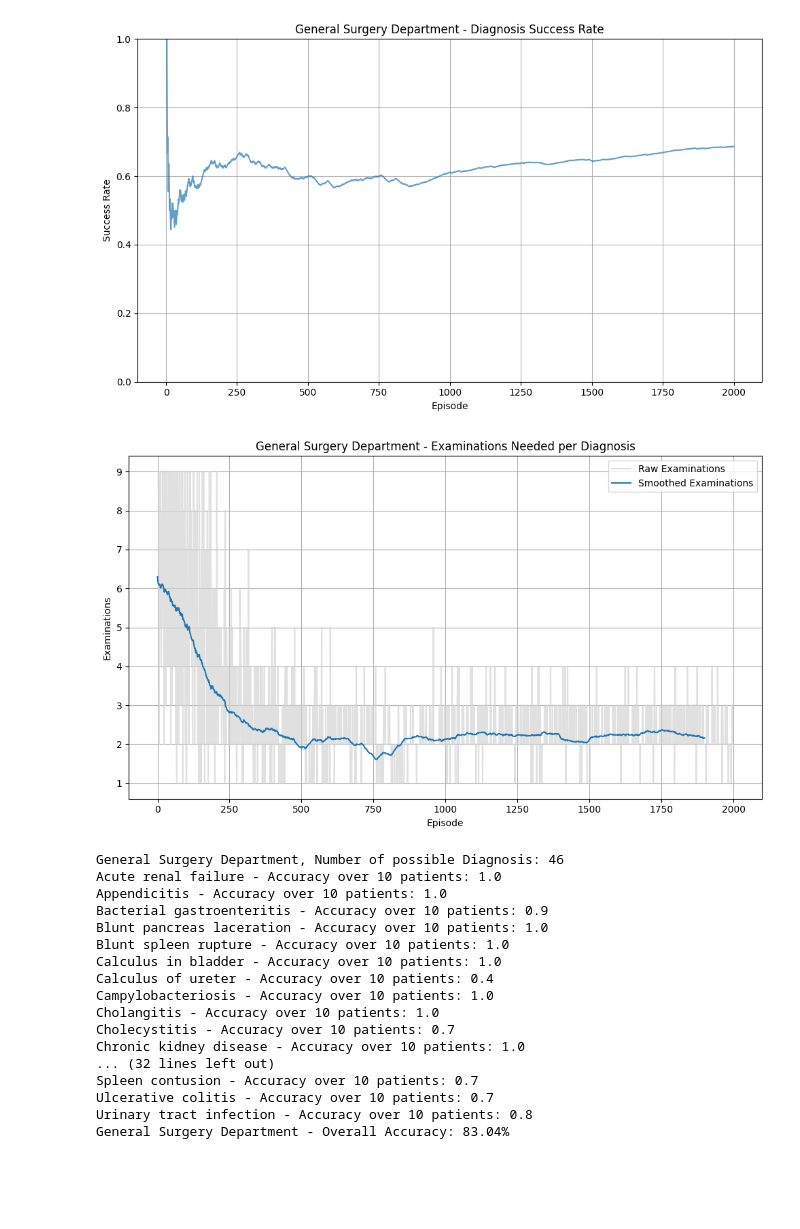
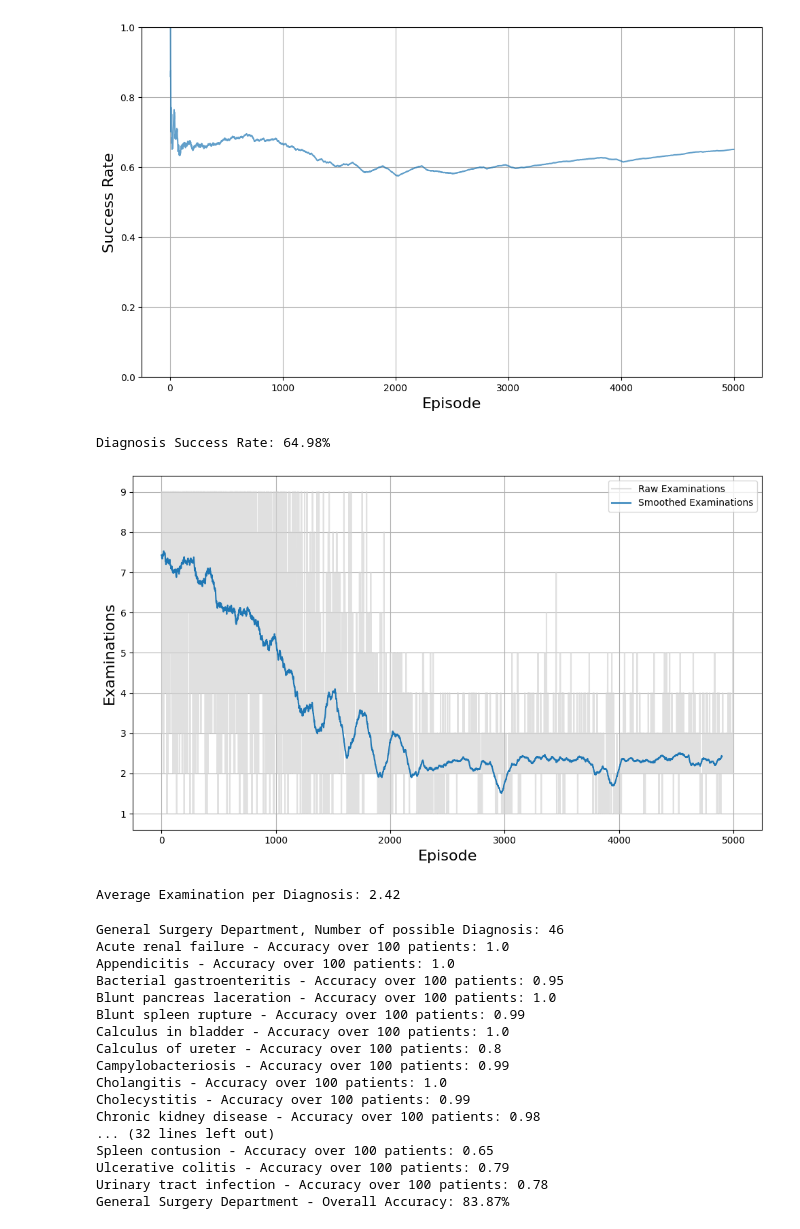
Before and after one commit to jeremy-piperni/RL-Project-Hospital, a Jupyter notebook: Code/Gen_Surgery_Dep_main.ipynb, the cells around one changed output. Saved outputs shown, nothing was run; the diff lists cells and outputs as text; code cells hidden in the pictures; blank space fills up the shorter version.

```diff
--- a/Code/Gen_Surgery_Dep_main.ipynb
+++ b/Code/Gen_Surgery_Dep_main.ipynb
@@ -15,7 +15,7 @@ df_exams = pd.read_csv("Data/Examinations.csv")
 df_gen_surgery_diagnoses = pd.read_csv("Data/Gen_Surgery_Diagnosis.csv")
 # %%
 env = DiagnosisEnv(df_symptoms, df_exams, df_gen_surgery_diagnoses)
-agent, rewards, success_rates, examinations_per_diagnosis = train_DQN(env, episodes=2000)
+agent, rewards, success_rates, examinations_per_diagnosis = train_DQN(env, episodes=5000)
 # %%
 def moving_average(data, window_size=100):
     return np.convolve(data, np.ones(window_size) / window_size, mode='valid')
@@ -36,29 +35,31 @@ plt.show()
 # %%
 plt.figure(figsize=(10,6))
 plt.plot(success_rates, alpha=0.7)
-plt.xlabel("Episode")
-plt.ylabel("Success Rate")
-plt.title("General Surgery Department - Diagnosis Success Rate")
+plt.xlabel("Episode", fontsize=16)
+plt.ylabel("Success Rate", fontsize=16)
 plt.ylim(0,1)
 plt.grid(True)
 plt.tight_layout()
 plt.show()
+print("Diagnosis Success Rate: " + str(round(success_rates[-1] * 100,2)) + "%")
 # %% [output]
-[figure, old version]
+[figure, new version]
+Diagnosis Success Rate: 64.98%
 # %%
 smoothed_examinations = moving_average(examinations_per_diagnosis, window_size=100)
 plt.figure(figsize=(10,6))
 plt.plot(examinations_per_diagnosis, color="lightgray", label="Raw Examinations", alpha=0.7)
 plt.plot(range(len(smoothed_examinations)), smoothed_examinations, label="Smoothed Examinations")
-plt.xlabel("Episode")
-plt.ylabel("Examinations")
-plt.title("General Surgery Department - Examinations Needed per Diagnosis")
+plt.xlabel("Episode", fontsize=16)
+plt.ylabel("Examinations", fontsize=16)
 plt.legend()
 plt.grid(True)
 plt.tight_layout()
 plt.show()
+print("Average Examination per Diagnosis: " + str(round(smoothed_examinations[-1],2)))
 # %% [output]
-[figure, old version]
+[figure, new version]
+Average Examination per Diagnosis: 2.42
 # %%
 def test_agent(env, agent, num_patients=10):
     number_of_diagnoses = len(df_gen_surgery_diagnoses)
@@ -100,25 +101,25 @@ def test_agent(env, agent, num_patients=10):
         print(df_gen_surgery_diagnoses.loc[num,'Diagnosis'].capitalize() + " - Accuracy over " + str(num_patients) + " patients: " + str(accuracy))
     print("General Surgery Department - Overall Accuracy: " + str(round(overall_correct_diagnoses / (num_patients * number_of_diagnoses) * 100,2)) + "%")
 # %%
-test_agent(env, agent, num_patients=10)
+test_agent(env, agent, num_patients=100)
 # %% [output]
 General Surgery Department, Number of possible Diagnosis: 46
-Acute renal failure - Accuracy over 10 patients: 1.0
-Appendicitis - Accuracy over 10 patients: 1.0
-Bacterial gastroenteritis - Accuracy over 10 patients: 0.9
-Blunt pancreas laceration - Accuracy over 10 patients: 1.0
-Blunt spleen rupture - Accuracy over 10 patients: 1.0
-Calculus in bladder - Accuracy over 10 patients: 1.0
-Calculus of ureter - Accuracy over 10 patients: 0.4
-Campylobacteriosis - Accuracy over 10 patients: 1.0
-Cholangitis - Accuracy over 10 patients: 1.0
-Cholecystitis - Accuracy over 10 patients: 0.7
-Chronic kidney disease - Accuracy over 10 patients: 1.0
+Acute renal failure - Accuracy over 100 patients: 1.0
+Appendicitis - Accuracy over 100 patients: 1.0
+Bacterial gastroenteritis - Accuracy over 100 patients: 0.95
+Blunt pancreas laceration - Accuracy over 100 patients: 1.0
+Blunt spleen rupture - Accuracy over 100 patients: 0.99
+Calculus in bladder - Accuracy over 100 patients: 1.0
+Calculus of ureter - Accuracy over 100 patients: 0.8
+Campylobacteriosis - Accuracy over 100 patients: 0.99
+Cholangitis - Accuracy over 100 patients: 1.0
+Cholecystitis - Accuracy over 100 patients: 0.99
+Chronic kidney disease - Accuracy over 100 patients: 0.98
 ... (32 lines left out)
-Spleen contusion - Accuracy over 10 patients: 0.7
-Ulcerative colitis - Accuracy over 10 patients: 0.7
-Urinary tract infection - Accuracy over 10 patients: 0.8
-General Surgery Department - Overall Accuracy: 83.04%
+Spleen contusion - Accuracy over 100 patients: 0.65
+Ulcerative colitis - Accuracy over 100 patients: 0.79
+Urinary tract infection - Accuracy over 100 patients: 0.78
+General Surgery Department - Overall Accuracy: 83.87%
 # %%
 def test_diagnosis(env, agent, diagnosis, num_patients=5):
     int_diagnosis = int(df_gen_surgery_diagnoses.index[df_gen_surgery_diagnoses["Diagnosis"] == diagnosis].tolist()[0])
```
Also changed, not shown: parts of 5 cells of this notebook, 17 other files.
